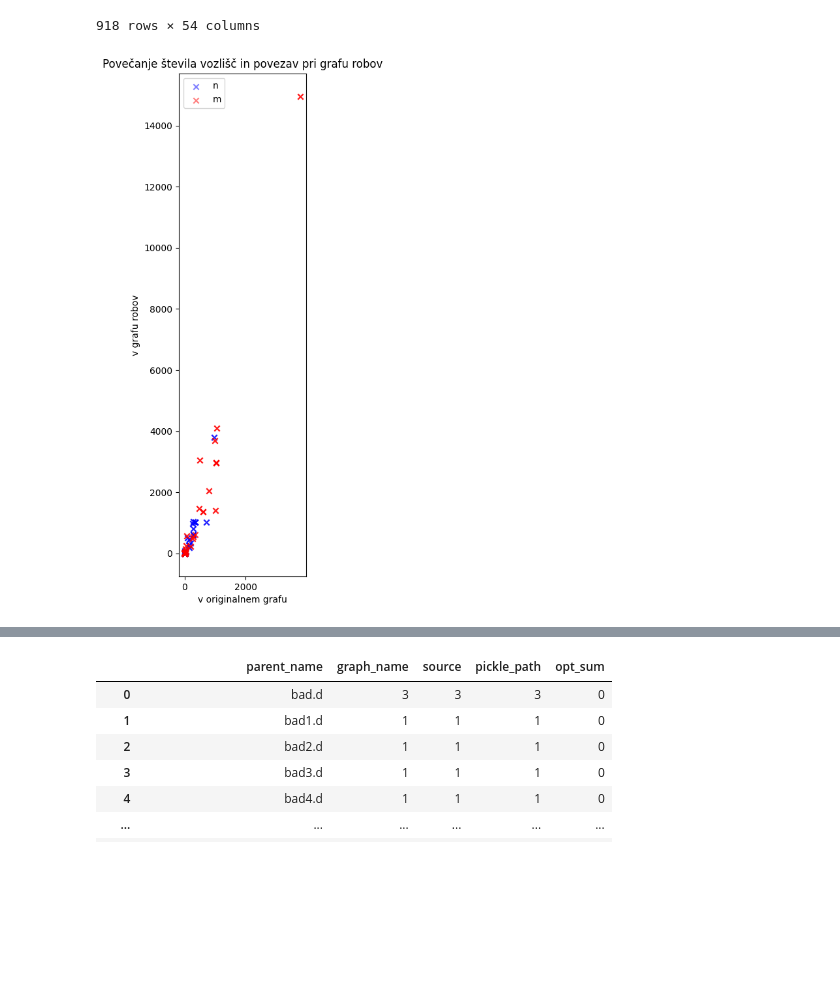
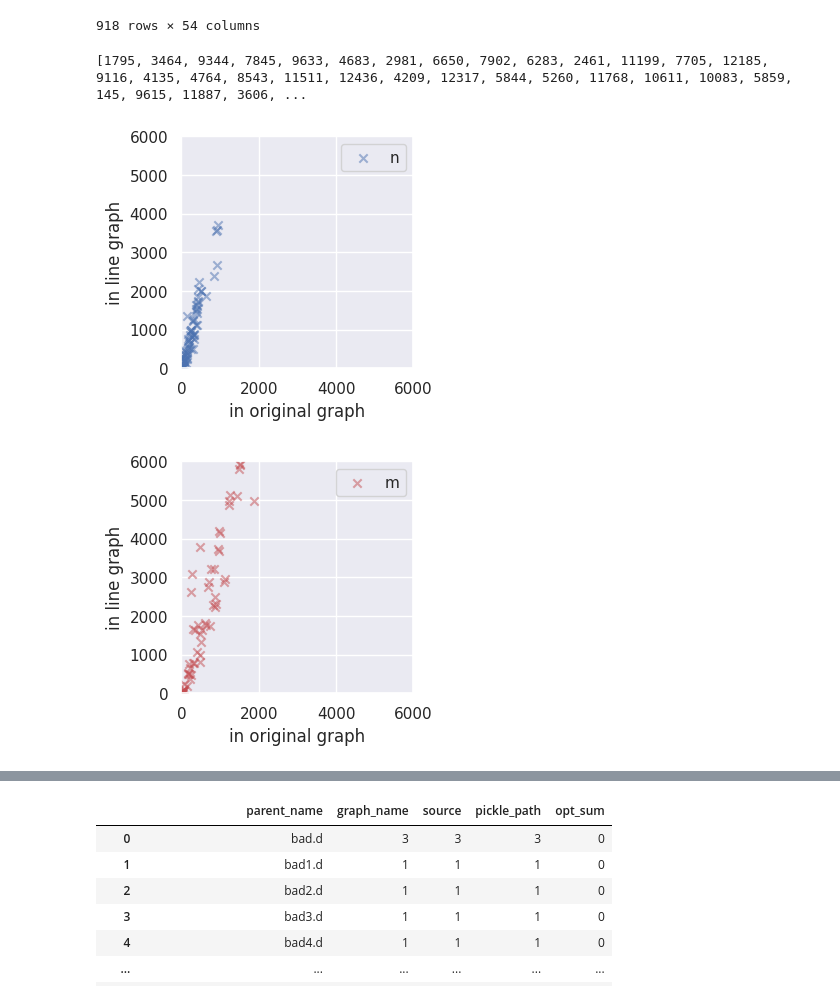
Before and after one commit to elgroselj/FAS, a Jupyter notebook: playground/visualize_chars.ipynb, the cells around one changed output, grey strips where cells are left out. Cells and saved outputs as stored; diff of their text form; code cells hidden in the pictures; blank space fills up the shorter version.

```diff
--- a/playground/visualize_chars.ipynb
+++ b/playground/visualize_chars.ipynb
@@ -110,31 +110,48 @@ df
 | 917 | mult16a.d_101 | mult16a.d | FVS_competition | pickles/mult16a.d_101.pickle | NaN | NaN | NaN | NaN | NaN | NaN | ... |
 918 rows × 54 columns
 # %%
+
 with open("../solvers/temp/line_graph_size.txt","r") as f:
     A = np.array([list(map(int, line.split(" "))) for line in f.readlines()])
-    n1 = A[:,0]
-    m1 = A[:,1]
-    n2 = A[:,2]
-    m2 = A[:,3]
-    plt.figure(figsize=(10,10))
-    ax = plt.gca()
-    ax.set_aspect('equal', adjustable='box')
-    plt.title("Povečanje števila vozlišč in povezav pri grafu robov")
-    plt.scatter(n1,n2,c="b",alpha=0.5,marker = "x",label="n")
-    plt.scatter(m1,m2,c="r",alpha=0.5,marker="x",label="m")
-    plt.legend()
-    plt.xlabel("v originalnem grafu")
-    plt.ylabel("v grafu robov")
-    # plt.show()
+    from random import sample
+    ii = sample(range(A.shape[0]),100)
+    print(ii)
+    # n1 = A[:,0]
+    # m1 = A[:,1]
+    # n2 = A[:,2]
+    # m2 = A[:,3]
+    n1 = A[ii,0]
+    m1 = A[ii,1]
+    n2 = A[ii,2]
+    m2 = A[ii,3]
 
-    # ax = plt.gca()
-    # ax.set_aspect('equal', adjustable='box')
-    # plt.scatter(m1,m2,c="r")
-    # plt.xlabel("m")
-    # plt.ylabel("m v grafu robov")
-    # plt.show()
+    for feat in ["n","m"]:
+        plt.figure(figsize=(4,4))
+        ax = plt.gca()
+        ax.set_aspect('equal', adjustable='box')
+        # plt.title("Povečanje števila vozlišč in povezav pri grafu robov")
+        # plt.title("Size of line graphs")
+        plt.grid(True)
+        if feat == "n":
+            plt.scatter(n1,n2,c="b",alpha=0.5,marker = "x",label="n")
+        if feat == "m":
+            plt.scatter(m1,m2,c="r",alpha=0.5,marker = "x",label="m")
+        # plt.scatter(m1,m2,c="r",alpha=0.5,marker="x",label="m")
+        plt.legend()
+        # plt.xlabel("v originalnem grafu")
+        plt.xlabel("in original graph")
+        plt.ylabel("in line graph")
+        plt.xlim(0,6000)
+        plt.ylim(0,6000)
+
+        plt.subplots_adjust(bottom=0.3)
+        plt.savefig("../images/line"+feat+".png")
+
+        plt.show()
 # %% [output]
+[1795, 3464, 9344, 7845, 9633, 4683, 2981, 6650, 7902, 6283, 2461, 11199, 7705, 12185, 9116, 4135, 4764, 8543, 11511, 12436, 4209, 12317, 5844, 5260, 11768, 10611, 10083, 5859, 145, 9615, 11887, 3606, ...
-[figure, old version]
+[figure, new version]
+[figure, added]
 # %%
 df = pd.read_csv("../components.csv")
 df
```
Also changed, not shown: parts of 6 cells of this notebook, 11 other files.
